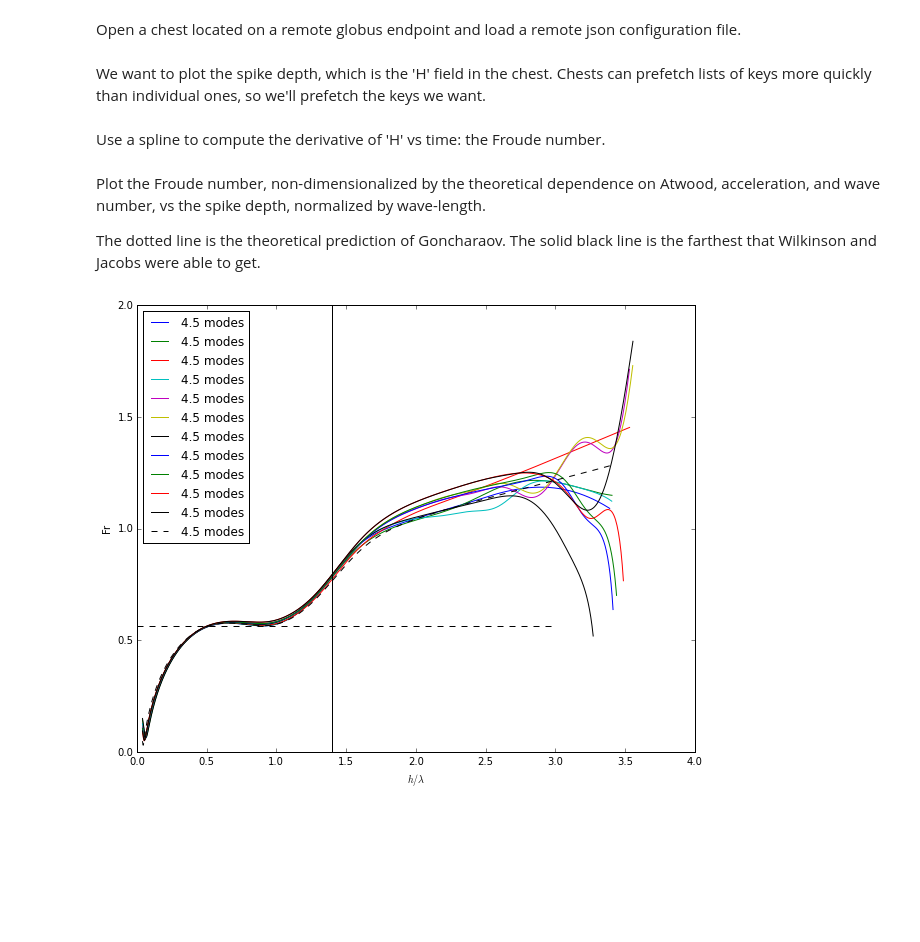
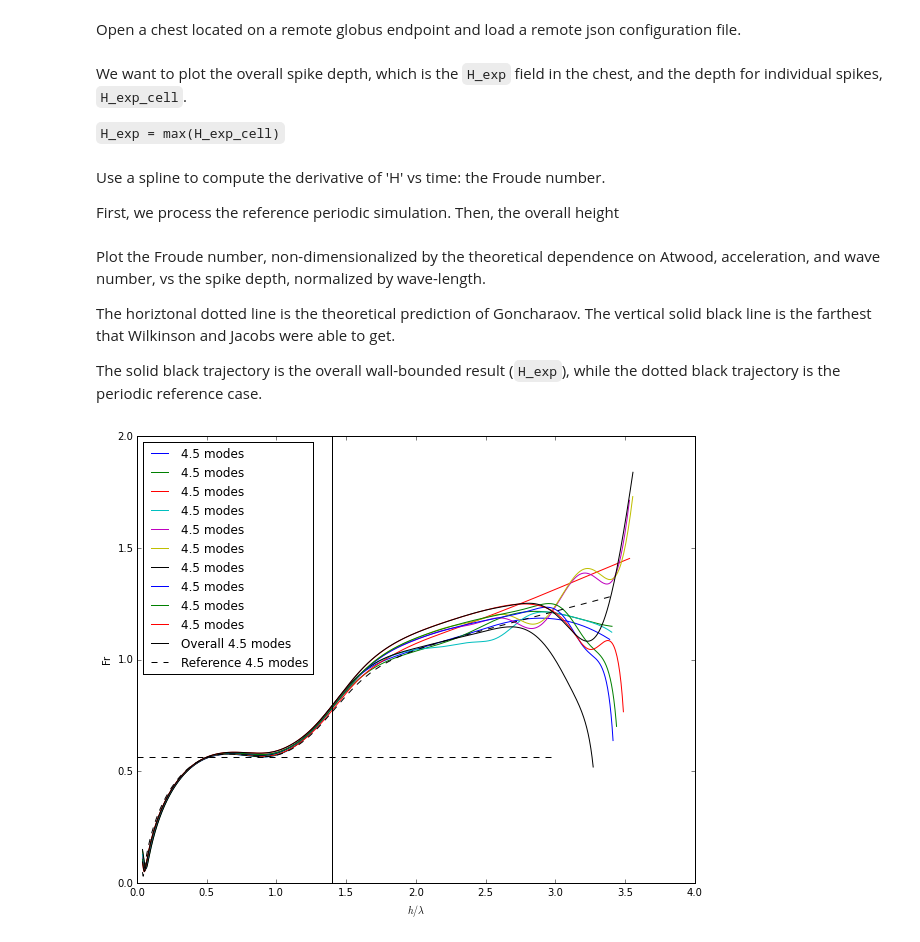
Before and after one commit to maxhutch/thesis-notebooks, a Jupyter notebook: WJ_walls.ipynb, the cells around one changed output. Cells and saved outputs as stored; diff of their text form; code cells hidden in the pictures; blank space fills up the shorter version.

```diff
--- a/WJ_walls.ipynb
+++ b/WJ_walls.ipynb
@@ -62,8 +62,9 @@ Open a chest located on a remote globus endpoint and load a remote json configur
 c, sc, p = load_from_archive(config.names, config.arch_end);
 rc, rsc, rp = load_from_archive(config.ref, config.arch_end);
 # %% [markdown]
-We want to plot the spike depth, which is the 'H' field in the chest.
-Chests can prefetch lists of keys more quickly than individual ones, so we'll prefetch the keys we want.
+We want to plot the overall spike depth, which is the `H_exp` field in the chest, and the depth for individual spikes, `H_exp_cell`.
+
+`H_exp = max(H_exp_cell)`
 # %%
 c.prefetch(sc[:,'H_exp'].full_keys())
 c.prefetch(sc[:,'H_exp_cell'].full_keys())
@@ -71,6 +72,8 @@ rc.prefetch(rsc[:,'H_exp'].full_keys())
 rc.prefetch(rsc[:,'H_exp_cell'].full_keys())
 # %% [markdown]
 Use a spline to compute the derivative of 'H' vs time: the Froude number.
+
+First, we process the reference periodic simulation.  Then, the overall height
 # %%
 spls = []
 Hs = []
@@ -105,34 +109,33 @@ T = np.linspace(sc[:,'H_exp'].keys()[0], sc[:,'H_exp'].keys()[-1], 1000)
 # %% [markdown]
 Plot the Froude number, non-dimensionalized by the theoretical dependence on Atwood, acceleration, and wave number, vs the spike depth, normalized by wave-length.
 
-The dotted line is the theoretical prediction of Goncharaov.  The solid black line is the farthest that Wilkinson and Jacobs were able to get.
+The horiztonal dotted line is the theoretical prediction of Goncharaov.  The vertical solid black line is the farthest that Wilkinson and Jacobs were able to get.
+
+The solid black trajectory is the overall wall-bounded result (`H_exp`), while the dotted black trajectory is the periodic reference case.
 # %%
 fig, axs = plt.subplots(1,1)
 for spl, Fr in zip(spls[1:], Frs[1:]):
     axs.plot(
         spl(T)* p["kmin"] ,
         Fr(T)/ np.sqrt(p["atwood"]*p["g"] / p["kmin"]),
         label="{:3.1f} modes".format(p["kmin"]));
 
 axs.plot(
     spls[0](T)* p["kmin"],
     Frs[0](T) / np.sqrt(p["atwood"]*p["g"] / p["kmin"]),
-    'k-', label="{:3.1f} modes".format(p["kmin"]) );
+    'k-', label="Overall {:3.1f} modes".format(p["kmin"]) );
 axs.plot(
     rspl(T)* rp["kmin"],
     rFr(T) / np.sqrt(rp["atwood"]*rp["g"] / rp["kmin"]),
-    'k--', label="{:3.1f} modes".format(rp["kmin"]) );
+    'k--', label="Reference {:3.1f} modes".format(rp["kmin"]) );
 
-#axs.plot(Run37["AvgAmp (mm)"] * 2.5 / 76, Run37["Froude Average"], "bx");
-#axs.plot(Run58["AvgAmp (mm)"] * 4.5 / 76, Run58["Froude Average"], "rx");
-#axs.plot(Run78["AvgAmp (mm)"] * 3.5 / 76, Run78["Froude Average"], "gx");
 axs.plot([0,3], [np.sqrt(1/np.pi), np.sqrt(1/np.pi)], 'k--')
 axs.axvline(x=1.4, color='k');
 axs.set_ylabel(r'Fr')
 axs.set_xlabel(r'$h/\lambda$');
 axs.legend(loc=0);
-#axs.set_xbound(0,3.5)
-#axs.set_ybound(0,1.5)
+#axs.set_xbound(0,3)
+#axs.set_ybound(0,2)
 plt.savefig('Figure17.eps')
 # %% [output]
-[figure, old version]
+[figure, new version]
```
Also changed, not shown: parts of 8 cells of this notebook.
